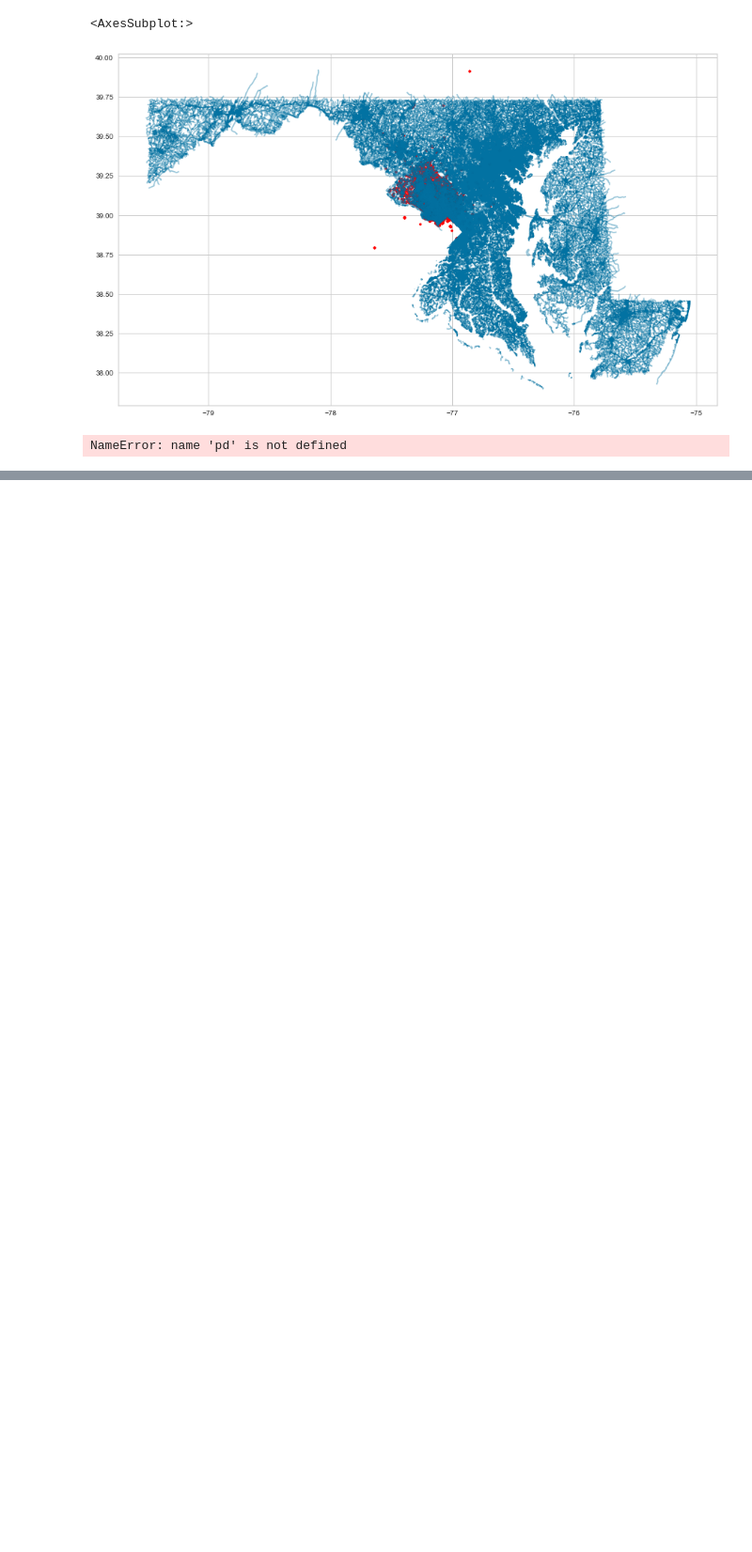
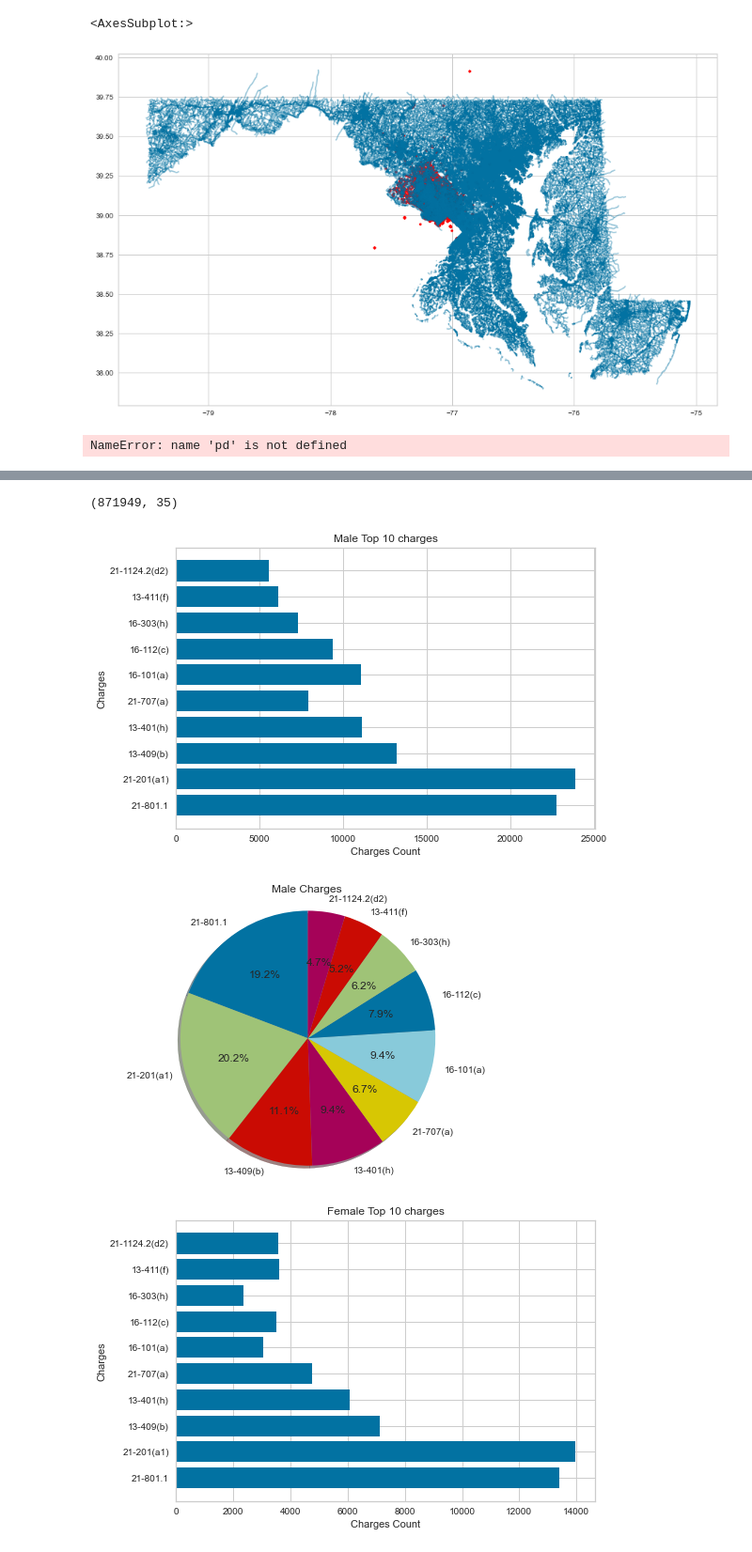
Before and after one commit to matlockhart/cs5830_final, a Jupyter notebook: final.ipynb, the cells around one changed output, grey strips where cells are left out. Shown at 94% size. Drawn from its saved outputs; the diff is of its cells as text; code cells hidden in the pictures; blank space fills up the shorter version.

```diff
--- a/final.ipynb
+++ b/final.ipynb
@@ -447,0 +523,21 @@ plt.show()
+# %%
+df = data[data['Longitude'] < -76.50]
+df = df[df['Latitude'] > 38.75]
+print(df.shape)
+
+import pickle
+with open("./county_vs_location.pickle", 'rb') as file:
+    f = pickle.load(file)
+df['county'] = f[:,3]
+df['county'] = df['county'].map(lambda x: x.replace('\'',''))
+
+montgomery_df = df[df['county'] == "Montgomery"]
+pg_df = df[df['county'] == "Prince Georges"]
+
+draw_gender_vs_charges(pg_df)
+draw_gender_vs_charges(montgomery_df)
+# %% [output]
+(871949, 35)
+[figure, added]
+[figure, added]
+[figure, added]
```
Also changed, not shown: parts of 12 cells of this notebook.
